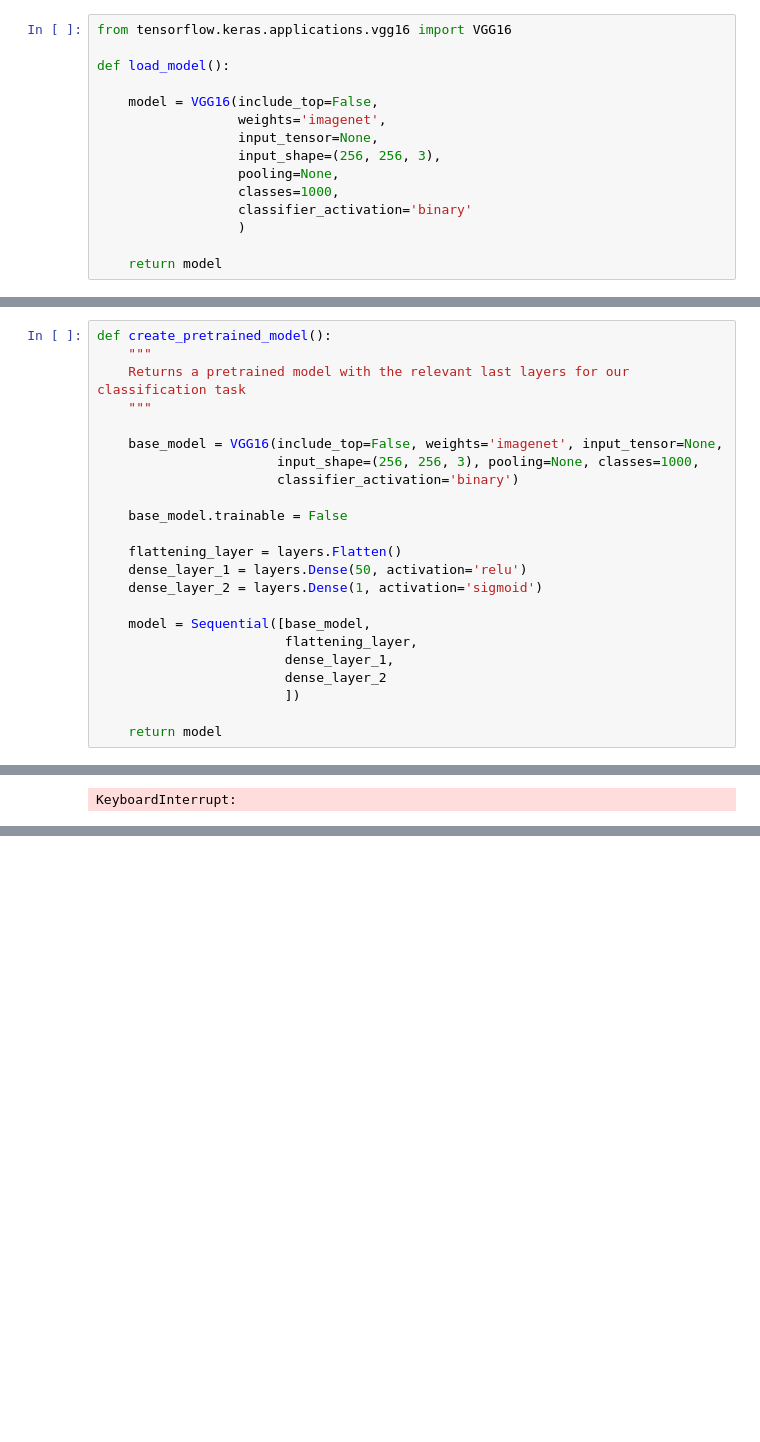
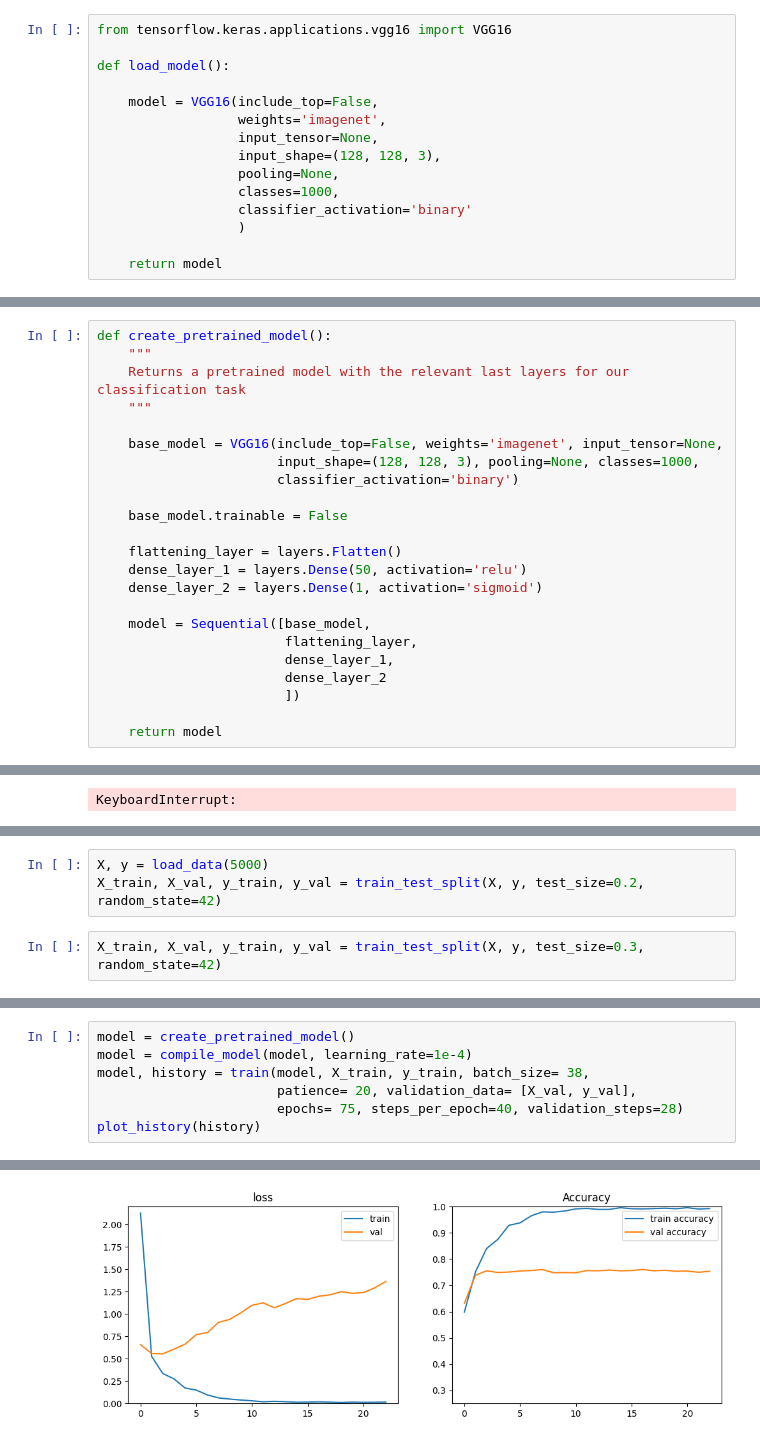
Before and after one commit to Corentr1/Ai-Detector-Back, a Jupyter notebook: notebooks/model_testing_corentin.ipynb, the cells around one changed output, grey strips where cells are left out. Drawn from its saved outputs; the diff is of its cells as text; blank space fills up the shorter version.

```diff
--- a/notebooks/model_testing_corentin.ipynb
+++ b/notebooks/model_testing_corentin.ipynb
@@ -395,7 +397,7 @@ def load_model():
     model = VGG16(include_top=False,
                   weights='imagenet',
                   input_tensor=None,
-                  input_shape=(256, 256, 3),
+                  input_shape=(128, 128, 3),
                   pooling=None,
                   classes=1000,
                   classifier_activation='binary'
@@ -502,7 +504,7 @@ def create_pretrained_model():
     """
 
     base_model = VGG16(include_top=False, weights='imagenet', input_tensor=None,
-                       input_shape=(256, 256, 3), pooling=None, classes=1000,
+                       input_shape=(128, 128, 3), pooling=None, classes=1000,
                        classifier_activation='binary')
 
     base_model.trainable = False
@@ -680,0 +685,5 @@ KeyboardInterrupt:
+# %%
+X, y = load_data(5000)
+X_train, X_val, y_train, y_val = train_test_split(X, y, test_size=0.2, random_state=42)
+# %%
+X_train, X_val, y_train, y_val = train_test_split(X, y, test_size=0.3, random_state=42)
@@ -680,0 +716,8 @@ KeyboardInterrupt:
+# %%
+model = create_pretrained_model()
+model = compile_model(model, learning_rate=1e-4)
+model, history = train(model, X_train, y_train, batch_size= 38,
+                       patience= 20, validation_data= [X_val, y_val],
+                       epochs= 75, steps_per_epoch=40, validation_steps=28)
+plot_history(history)
+# %% [output]
@@ -680,0 +741 @@ KeyboardInterrupt:
+[figure, added]
```
Also changed, not shown: parts of 6 cells of this notebook.
